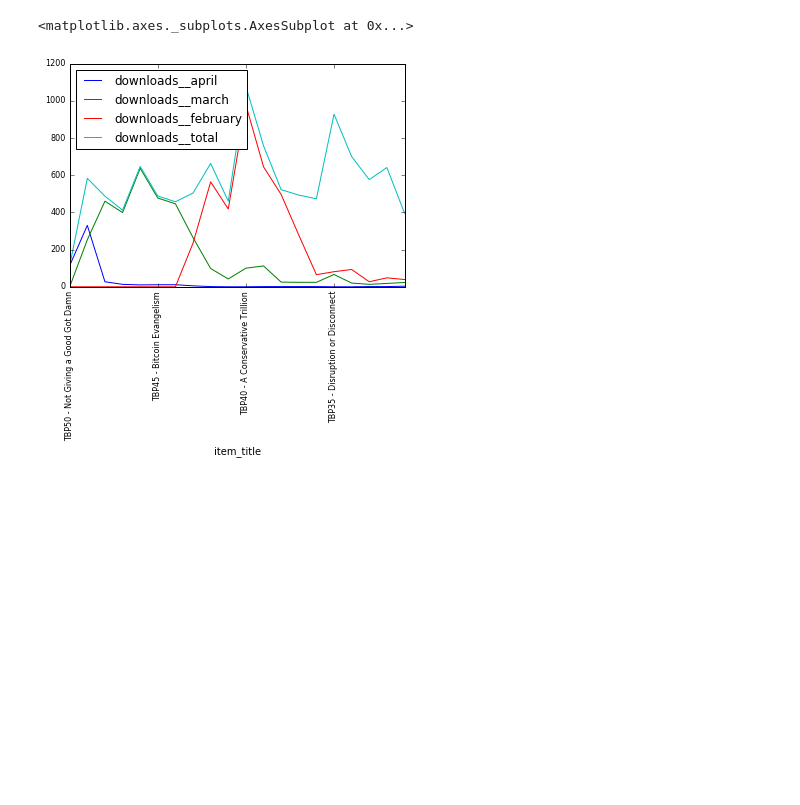
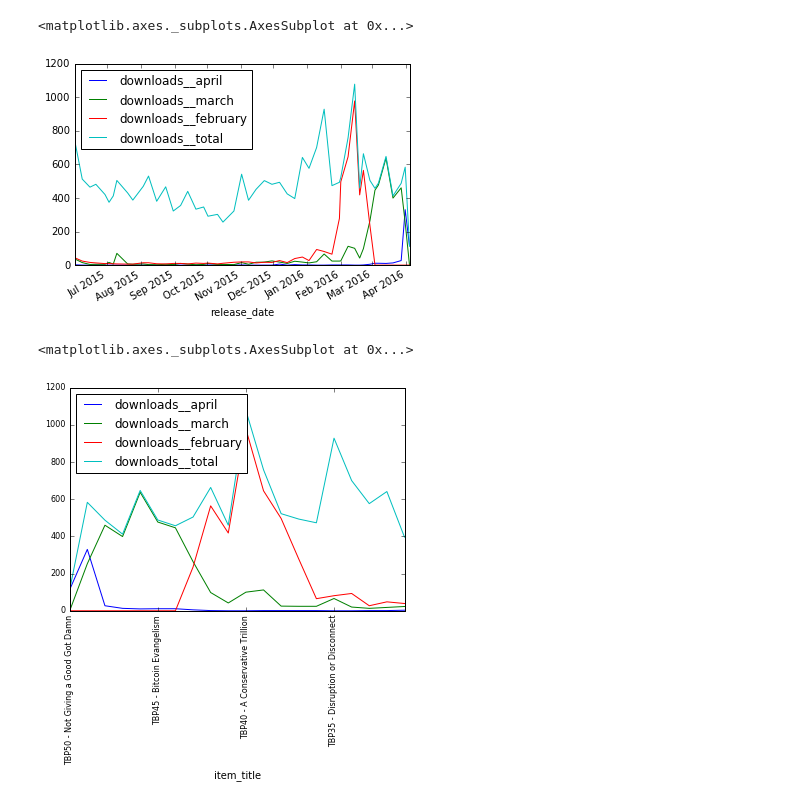
Before and after one commit to corpetty/TBP_metrics, a Jupyter notebook: Exploring.ipynb, the cells around one changed output. Saved outputs shown, nothing was run; the diff lists cells and outputs as text; code cells hidden in the pictures; blank space fills up the shorter version.

```diff
--- a/Exploring.ipynb
+++ b/Exploring.ipynb
@@ -19 +21,6 @@ threemonth_metrics.head()
+# %%
+threemonth_metrics.plot(x='release_date')
+# %% [output]
+<matplotlib.axes._subplots.AxesSubplot at 0x...>
+[figure, added]
 # %%
```
Also changed, not shown: parts of 8 cells of this notebook, 3 other files.
